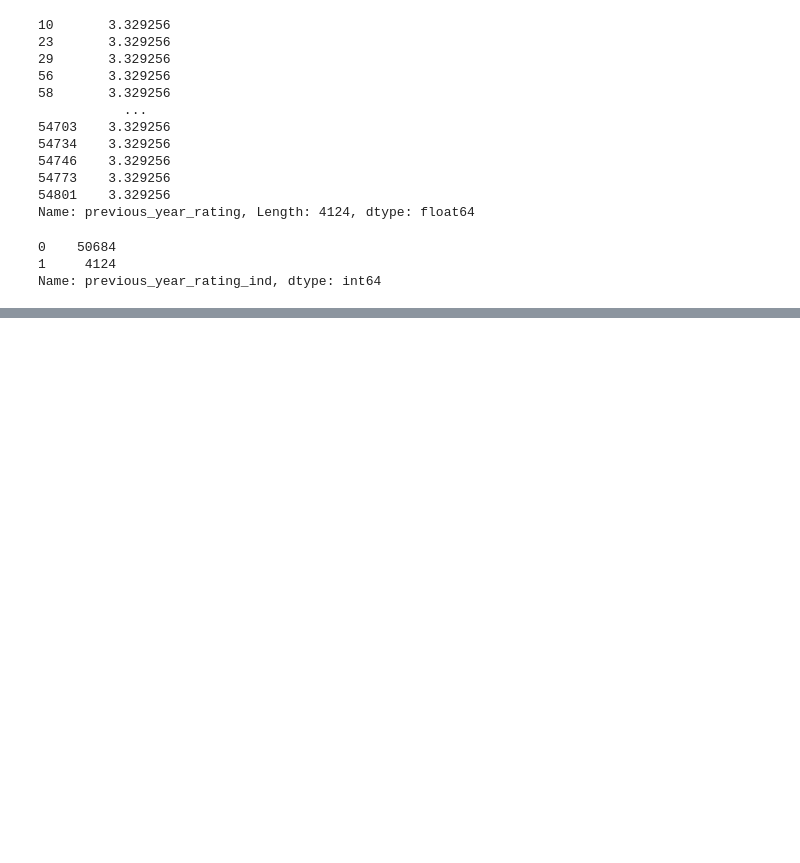
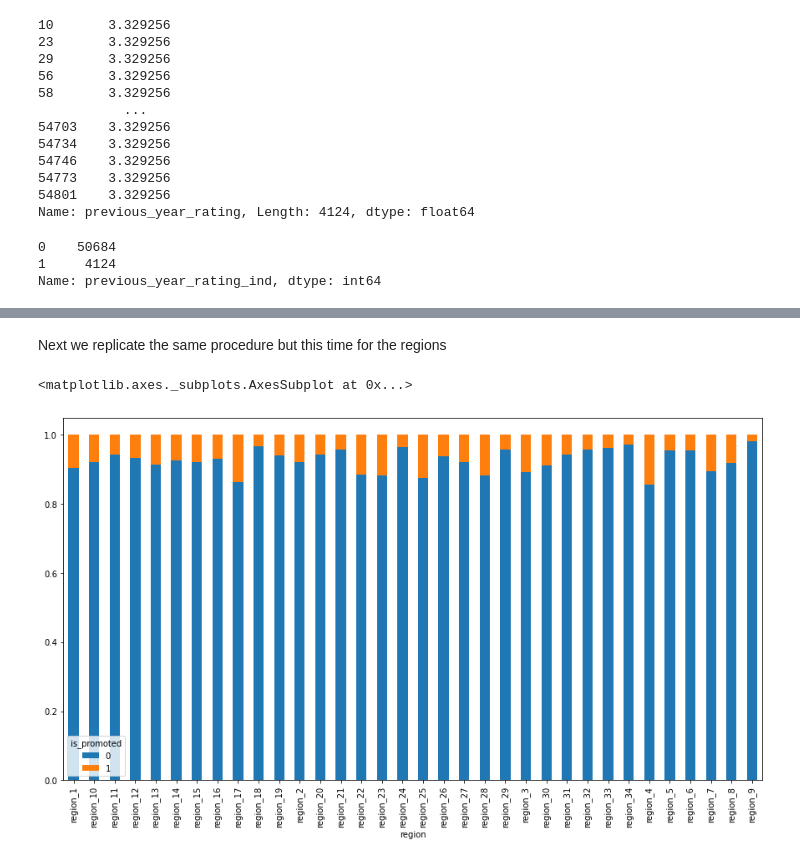
Before and after one commit to vikas280394/python_jupyter, a Jupyter notebook: If_promoted_problem_practice_jupyter.ipynb, the cells around one changed output, grey strips where cells are left out. Drawn from its saved outputs; the diff is of its cells as text; code cells hidden in the pictures; blank space fills up the shorter version.

```diff
--- a/If_promoted_problem_practice_jupyter.ipynb
+++ b/If_promoted_problem_practice_jupyter.ipynb
@@ -310,0 +318,9 @@ hellp
+# %% [markdown]
+Next we replicate the same procedure but this time for the regions
+# %%
+ct2 = pd.crosstab(data.region, data.is_promoted, normalize="index")
+plt.rcParams['figure.figsize'] = [15,8]
+ct2.plot.bar(stacked = True)
+# %% [output]
+<matplotlib.axes._subplots.AxesSubplot at 0x...>
+[figure, added]
```
Also changed, not shown: parts of 16 cells of this notebook.
